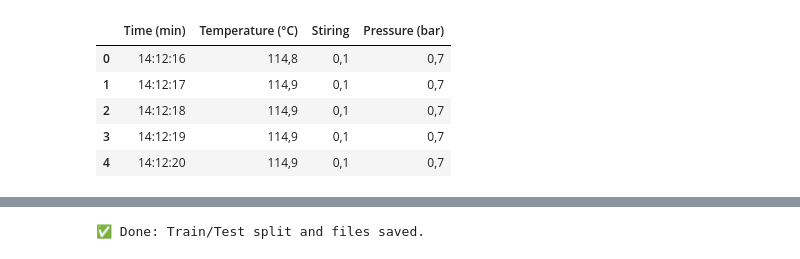
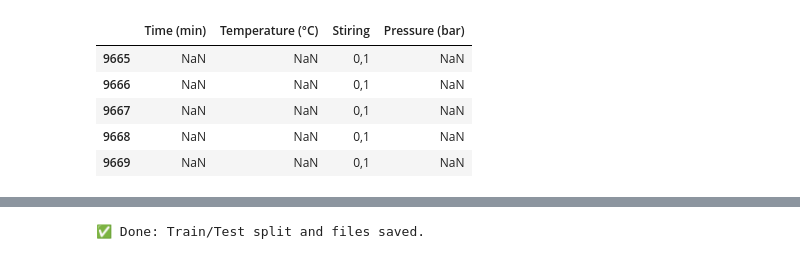
Before and after one commit to Tobi-Wan-Kenob1/GreenInformationFactory_Prototype, a Jupyter notebook: notebooks/split_and_prepare.ipynb, the cells around one changed output, grey strips where cells are left out. Drawn from its saved outputs; the diff is of its cells as text; code cells hidden in the pictures.

```diff
--- a/notebooks/split_and_prepare.ipynb
+++ b/notebooks/split_and_prepare.ipynb
@@ -8,11 +8,11 @@ from sklearn.model_selection import train_test_split
 raw_path = "../data/raw/BioFairNet_Pilot1_Testrun.csv"
 df = pd.read_csv(raw_path, sep=';')
 # %%
-df.head()
+df.tail()
 # %% [output]
 |  | Time (min) | Temperature (°C) | Stiring | Pressure (bar) |
-| 0 | 14:12:16 | 114,8 | 0,1 | 0,7 |
-| 1 | 14:12:17 | 114,9 | 0,1 | 0,7 |
-| 2 | 14:12:18 | 114,9 | 0,1 | 0,7 |
-| 3 | 14:12:19 | 114,9 | 0,1 | 0,7 |
-| 4 | 14:12:20 | 114,9 | 0,1 | 0,7 |
+| 9665 | NaN | NaN | 0,1 | NaN |
+| 9666 | NaN | NaN | 0,1 | NaN |
+| 9667 | NaN | NaN | 0,1 | NaN |
+| 9668 | NaN | NaN | 0,1 | NaN |
+| 9669 | NaN | NaN | 0,1 | NaN |
```
Also changed, not shown: parts of 29 cells of this notebook, 5 other files.
